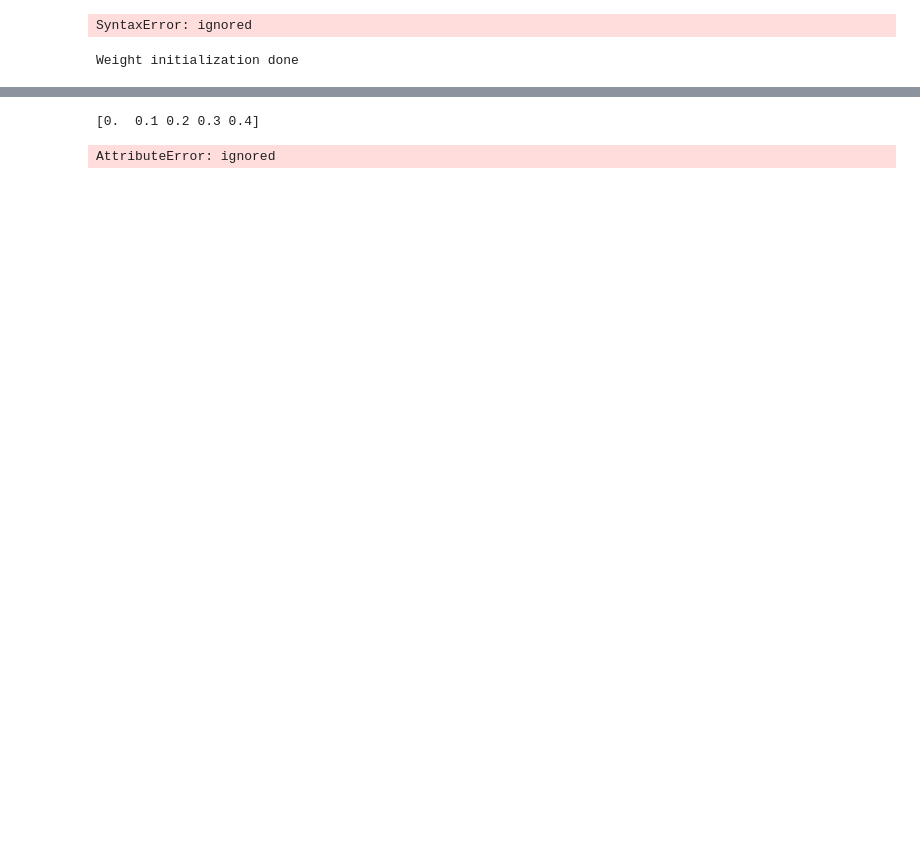
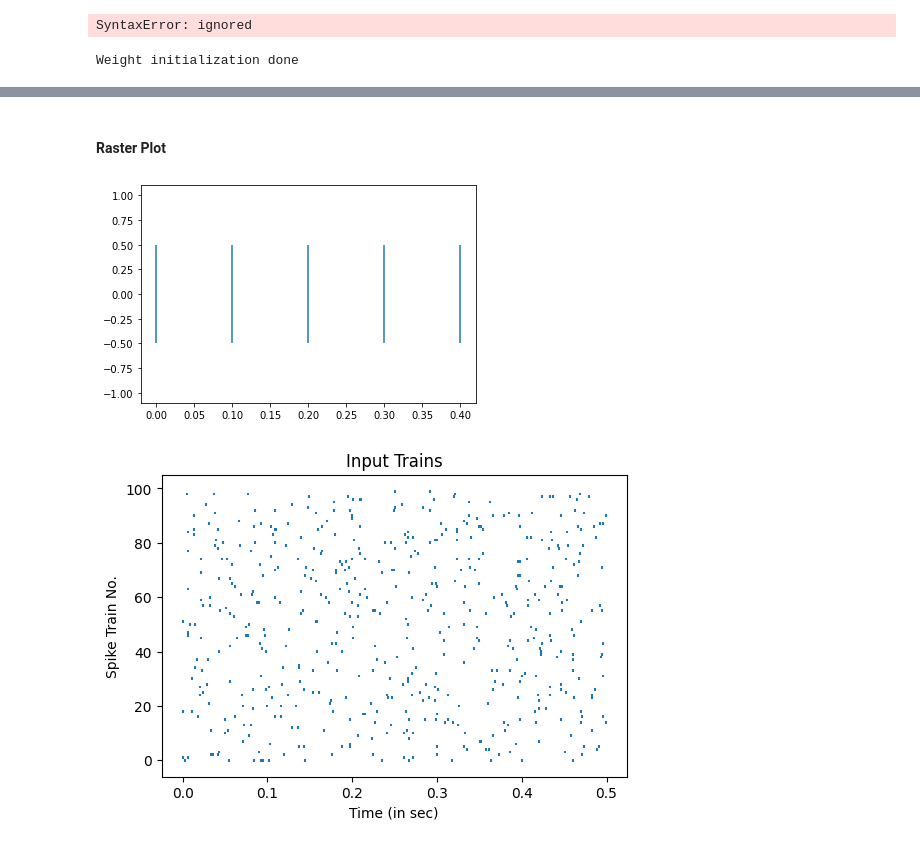
Before and after one commit to divyanshgupt/Unreliable-Transmission, a Jupyter notebook: Superspike implementation.ipynb, the cells around one changed output, grey strips where cells are left out. Drawn from its saved outputs; the diff is of its cells as text; code cells hidden in the pictures; blank space fills up the shorter version.

Commit message:
raster plots

```diff
--- a/Superspike implementation.ipynb
+++ b/Superspike implementation.ipynb
@@ -28,7 +27,7 @@ dtype = torch.float
 device = torch.device("cpu")
 
 # Uncomment the line below to run on GPU
-#device = torch.device("cuda:0")
+device = torch.device("cuda:0")
 # %% [markdown]
 ### Network Architecture (Zenke)
 
@@ -472,7 +471,7 @@ nb_steps = 5000
 timestep_size = 1e-4 # 0.1 msec timesteps
 # %%
 # LIF Neuron Model Parameters
-args = {'thres': -50,
+args = {'thres': 1,
         'U_rest': -60,
         'tau_mem': 1e-2,
         'tau_syn': 5e-3,
@@ -486,5 +485,6 @@ args = {'thres': -50,
 tau_syn = args['tau_syn']
 tau_mem = args['tau_mem']
 
-alpha = float(np.exp(-timestep_size/tau_syn))
-beta = float(np.exp(-timestep_size/tau_mem))
+alpha = float(torch.exp(-timestep_size/tau_syn))
+beta = float(torch.exp(-timestep_size/tau_mem))
+print(type(beta))
@@ -656,5 +624,27 @@ def raster_plot(spike_train, nb_steps, timestep_size):
-# %%
-raster_plot(target, nb_steps, timestep_size)
-# %% [output]
-[0.  0.1 0.2 0.3 0.4]
-AttributeError: ignored
+# %% [markdown]
+#### Raster Plot
+# %%
+def plot_single_train(spike_train, nb_steps, timestep_size, idx=0):
+
+  positions = np.arange(0, nb_steps*timestep_size, timestep_size)
+  spike_positions = positions[spike_train == 1]
+ # print(spike_positions)
+  plt.eventplot(spike_positions, lineoffsets=idx)
+  #plt.show()
+
+def plot_trains(spike_trains, title='Spike Trains'):
+  plt.figure(dpi = 100)
+  for i in range(len(spike_trains)):
+    plot_single_train(spike_trains[i], nb_steps, timestep_size, idx=i)
+  plt.title(title)
+  plt.xlabel('Time (in sec)')
+  plt.ylabel('Spike Train No.')
+  plt.show()
+# %%
+plot_single_train(target, nb_steps, timestep_size)
+plt.show()
+
+plot_trains(input_trains, title = "Input Trains")
+# %% [output]
+[figure, added]
+[figure, added]
```
Also changed, not shown: parts of 4 cells of this notebook.
